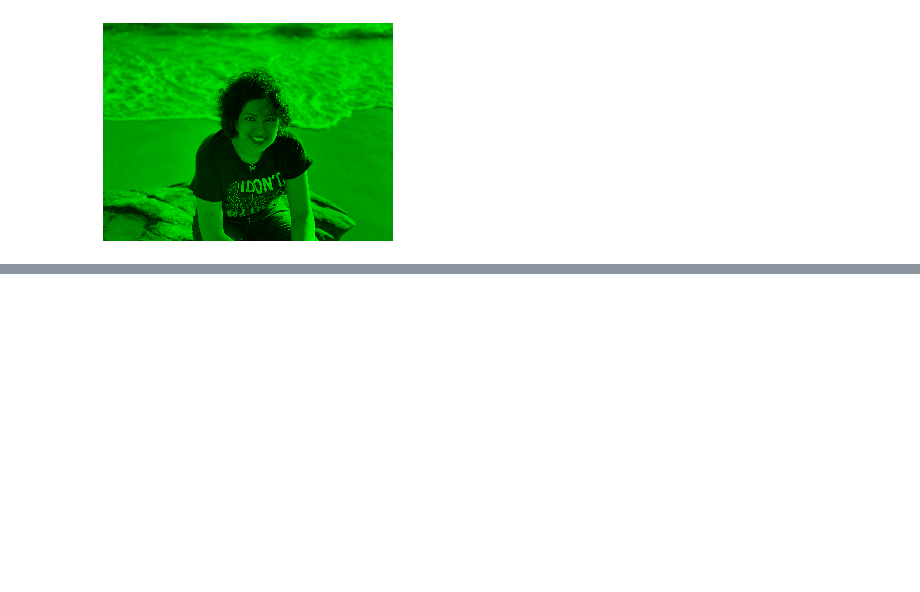
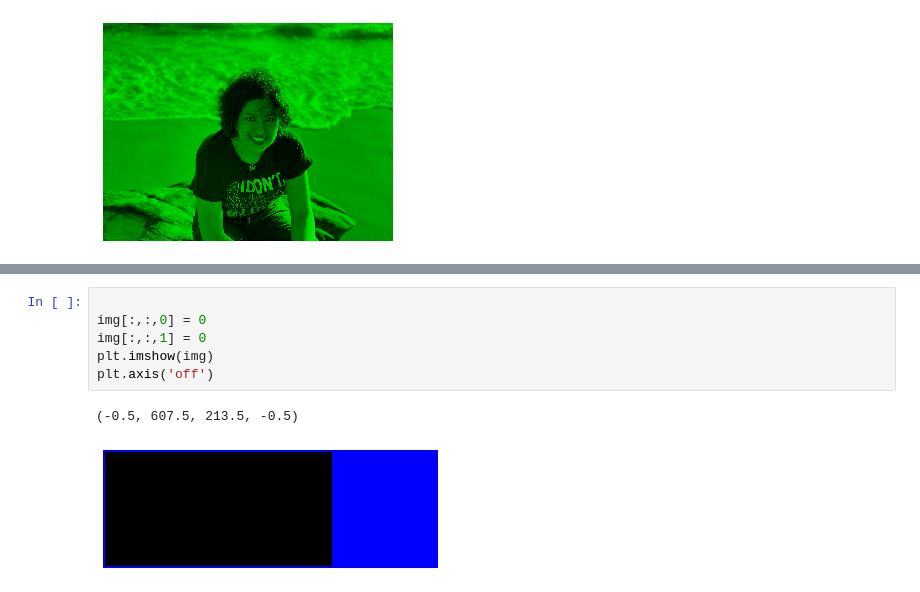
Before and after one commit to NedaZand/Computer-Vision, a Jupyter notebook: 02-image.ipynb, the cells around one changed output, grey strips where cells are left out. Cells and saved outputs as stored; diff of their text form; blank space fills up the shorter version.

```diff
--- a/02-image.ipynb
+++ b/02-image.ipynb
@@ -67,0 +80,9 @@ plt.axis('off')
+# %%
+
+img[:,:,0] = 0
+img[:,:,1] = 0
+plt.imshow(img)
+plt.axis('off')
+# %% [output]
+(-0.5, 607.5, 213.5, -0.5)
+[figure, added]
```
Also changed, not shown: parts of 1 cell of this notebook, 1 other file.
